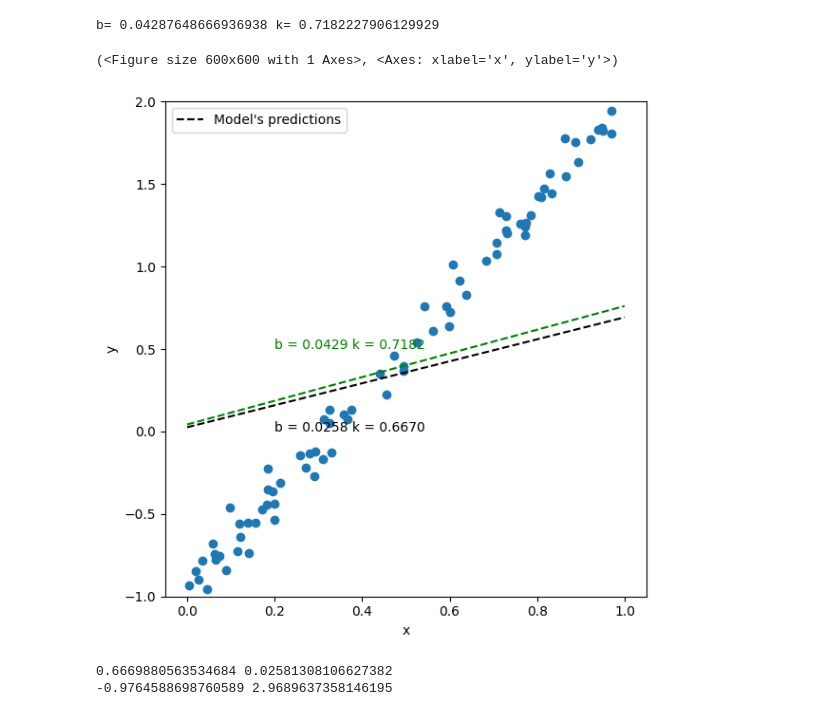
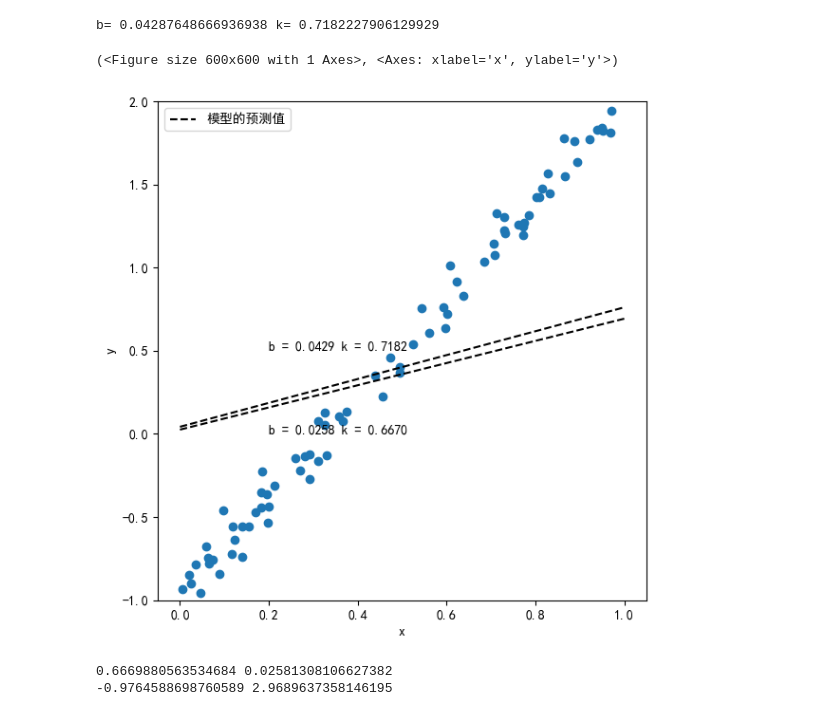
Before and after one commit to ShuningCui/CollegeComputerAI, a Jupyter notebook: chapter7/7_2_SimpleANN.ipynb, the cells around one changed output. Saved outputs shown, nothing was run; the diff lists cells and outputs as text; code cells hidden in the pictures.

```diff
--- a/chapter7/7_2_SimpleANN.ipynb
+++ b/chapter7/7_2_SimpleANN.ipynb
@@ -101,7 +101,7 @@ def figure2(x_train, y_train, b, w, color='k'):
     # Dataset
     ax.scatter(x_train, y_train)
     # Predictions
-    ax.plot(x_range, yhat_range, label='Model\'s predictions', c=color, linestyle='--')
+    ax.plot(x_range, yhat_range, label='模型的预测值', c=color, linestyle='--')
 
     # Annotations
     ax.annotate('b = {:.4f} k = {:.4f}'.format(b, w), xy=(.2, 0), c=color)
@@ -177,27 +177,27 @@ b= 0.04287648666936938 k= 0.7182227906129929
 # %%
 def figure4(x_train, y_train, b, w):
     np.random.seed(23)
     k_initial = np.random.randn()
     b_initial = np.random.randn()
 
     fig, ax = figure2(x_train, y_train, b_initial, k_initial)
 
     # Generates evenly spaced x feature
     x_range = np.linspace(0, 1, 101)
     # Model's predictions for updated paramaters
     yhat_range = b + w * x_range
     # Updated predictions
-    ax.plot(x_range, yhat_range, label='Using parameters\nafter one update', c='g', linestyle='--')
+    ax.plot(x_range, yhat_range, label='Using parameters\nafter one update', c='k', linestyle='--')
     # Annotations
-    ax.annotate('b = {:.4f} k = {:.4f}'.format(b, w), xy=(.2, .5), c='g')
+    ax.annotate('b = {:.4f} k = {:.4f}'.format(b, w), xy=(.2, .5), c='k')
 
     fig.tight_layout()
     return fig, ax
 
 figure4(x_train, y_train, b, k)
 # %% [output]
 (<Figure size 600x600 with 1 Axes>, <Axes: xlabel='x', ylabel='y'>)
-[figure, old version]
+[figure, new version]
 # %%
 # Step 1 初始化参数
 np.random.seed(23)
```
Also changed, not shown: parts of 4 cells of this notebook, 8 other files.
